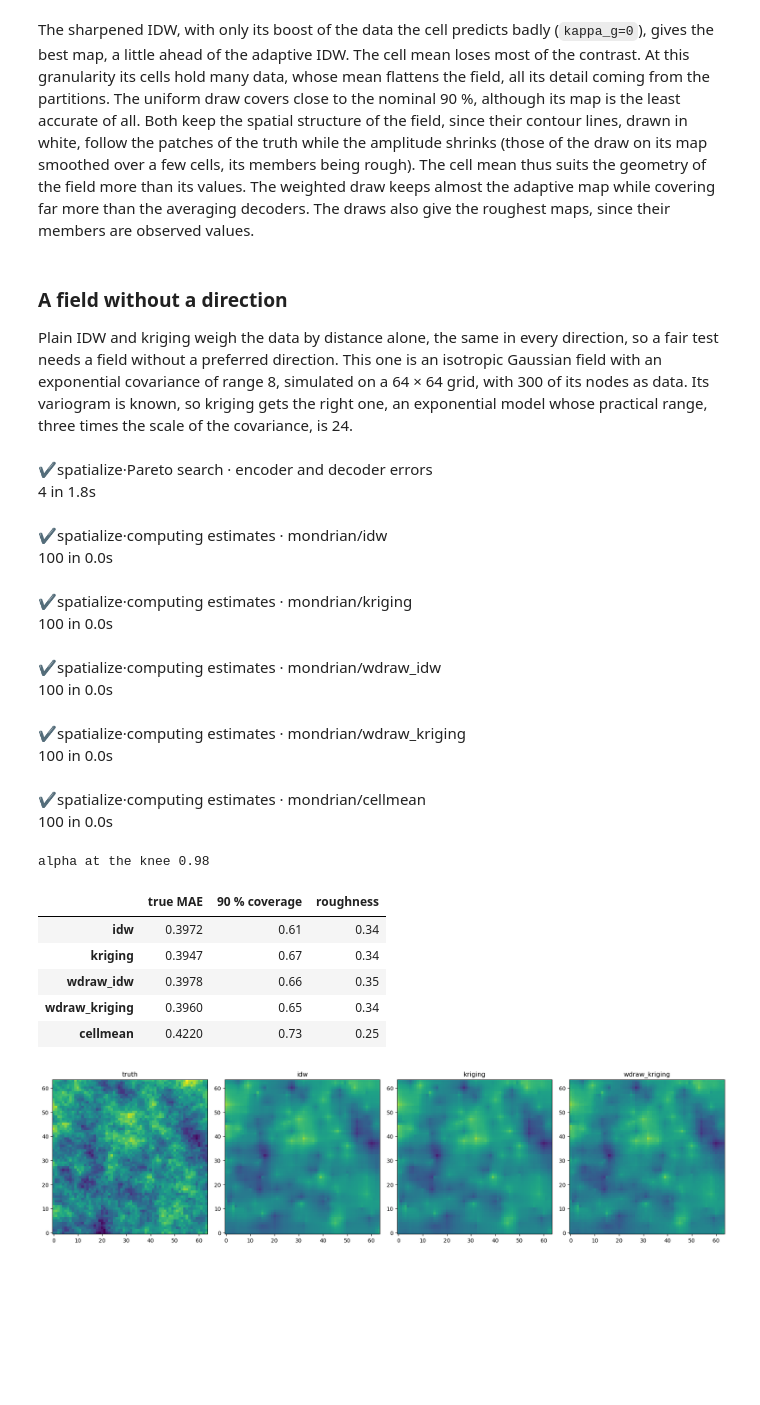
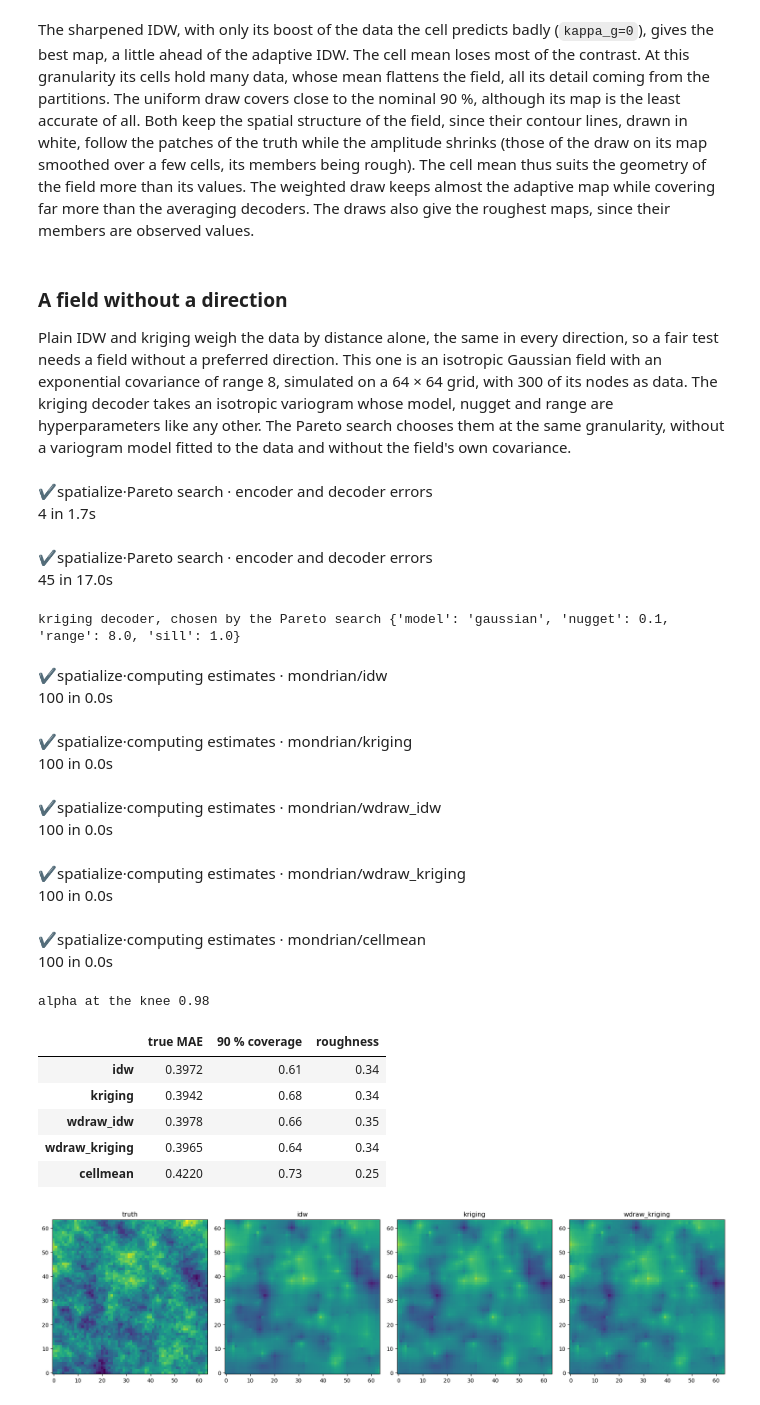
Before and after one commit to alges/spatialize-examples, a Jupyter notebook: examples/02_encoders_and_decoders/05_the_decoders.ipynb, the cells around one changed output. Saved outputs shown, nothing was run; the diff lists cells and outputs as text; code cells hidden in the pictures; blank space fills up the shorter version.

Commit message:
Notebooks 10, 16: the coupling of the draws; 05: the kriging decoder's variogram chosen by the Pareto search

```diff
--- a/examples/02_encoders_and_decoders/05_the_decoders.ipynb
+++ b/examples/02_encoders_and_decoders/05_the_decoders.ipynb
@@ -154,49 +155,58 @@ roughest maps, since their members are observed values.
 
 Plain IDW and kriging weigh the data by distance alone, the same in every direction, so a fair test
 needs a field without a preferred direction. This one is an isotropic Gaussian field with an
-exponential covariance of range 8, simulated on a 64 × 64 grid, with 300 of its nodes as data. Its
-variogram is known, so kriging gets the right one, an exponential model whose practical range,
-three times the scale of the covariance, is 24.
+exponential covariance of range 8, simulated on a 64 × 64 grid, with 300 of its nodes as data. The
+kriging decoder takes an isotropic variogram whose model, nugget and range are hyperparameters like any
+other. The Pareto search chooses them at the same granularity, without a variogram model fitted to the
+data and without the field's own covariance.
 # %%
 m = 64
 nodes = np.stack(np.meshgrid(np.arange(m), np.arange(m), indexing="ij"), -1).reshape(-1, 2).astype(float)
 distance = np.sqrt(((nodes[:, None, :] - nodes[None, :, :]) ** 2).sum(-1))
 rng = np.random.default_rng(101)
 field = np.linalg.cholesky(np.exp(-distance / 8.0) + 1e-8 * np.eye(len(nodes))) @ rng.standard_normal(len(nodes))
 picked = rng.choice(len(nodes), 300, replace=False)
 iso_points, iso_values, iso_truth = nodes[picked], field[picked], field.reshape(m, m)
 iso_xi = np.stack(np.meshgrid(np.arange(m, dtype=float), np.arange(m, dtype=float), indexing="ij"))
 
 iso_alpha = esi_pareto_hparams_search(iso_points, iso_values, local_interpolator="idw", n_partitions=[100],
                                       alpha=[0.9, 0.95, 0.98, 0.99], exponent=[2.0], k=5, scoring=sf.mae,
                                       seed=0).best_result(strategy="knee")["alpha"]
-variogram = dict(model="exponential", nugget=0.0, range=24.0, sill=1.0)
+knee = esi_pareto_hparams_search(iso_points, iso_values, local_interpolator="kriging", n_partitions=[100],
+                                 alpha=[iso_alpha], model=["spherical", "exponential", "gaussian"],
+                                 nugget=[0.0, 0.1, 0.3], range=[4.0, 8.0, 16.0, 32.0, 64.0], sill=[1.0],
+                                 k=5, scoring=sf.mae, seed=0).best_result(strategy="knee")
+variogram = {key: knee[key] for key in ("model", "nugget", "range", "sill")}
+print("kriging decoder, chosen by the Pareto search", variogram)
 iso_decoders = {"idw": {"exponent": 2.0}, "kriging": variogram, "wdraw_idw": {"exponent": 2.0},
                 "wdraw_kriging": variogram, "cellmean": {}}
 iso_results = {name: esi_griddata(iso_points, iso_values, iso_xi, local_interpolator=name, n_partitions=100,
                                   alpha=iso_alpha, seed=0, **params)
                for name, params in iso_decoders.items()}
 print(f"alpha at the knee {iso_alpha}")
 pd.DataFrame({name: measures(r, iso_truth) for name, r in iso_results.items()}).T
 # %% [output]
 ✔spatialize·Pareto search · encoder and decoder errors
-4 in 1.8s
+4 in 1.7s
-✔spatialize·computing estimates · mondrian/idw
-100 in 0.0s
+✔spatialize·Pareto search · encoder and decoder errors
+45 in 17.0s
+kriging decoder, chosen by the Pareto search {'model': 'gaussian', 'nugget': 0.1, 'range': 8.0, 'sill': 1.0}
-✔spatialize·computing estimates · mondrian/kriging
+✔spatialize·computing estimates · mondrian/idw
 100 in 0.0s
-✔spatialize·computing estimates · mondrian/wdraw_idw
+✔spatialize·computing estimates · mondrian/kriging
 100 in 0.0s
-✔spatialize·computing estimates · mondrian/wdraw_kriging
+✔spatialize·computing estimates · mondrian/wdraw_idw
 100 in 0.0s
-✔spatialize·computing estimates · mondrian/cellmean
+✔spatialize·computing estimates · mondrian/wdraw_kriging
 100 in 0.0s
-alpha at the knee 0.98
+✔spatialize·computing estimates · mondrian/cellmean
+100 in 0.0s
+alpha at the knee 0.98
 |  | true MAE | 90 % coverage | roughness |
 | idw | 0.3972 | 0.61 | 0.34 |
-| kriging | 0.3947 | 0.67 | 0.34 |
+| kriging | 0.3942 | 0.68 | 0.34 |
 | wdraw_idw | 0.3978 | 0.66 | 0.35 |
-| wdraw_kriging | 0.3960 | 0.65 | 0.34 |
+| wdraw_kriging | 0.3965 | 0.64 | 0.34 |
 | cellmean | 0.4220 | 0.73 | 0.25 |
 # %%
 fig, axes = plt.subplots(1, 4, figsize=(18, 4.4))
```
Also changed, not shown: parts of 7 cells of this notebook, 2 other files.
